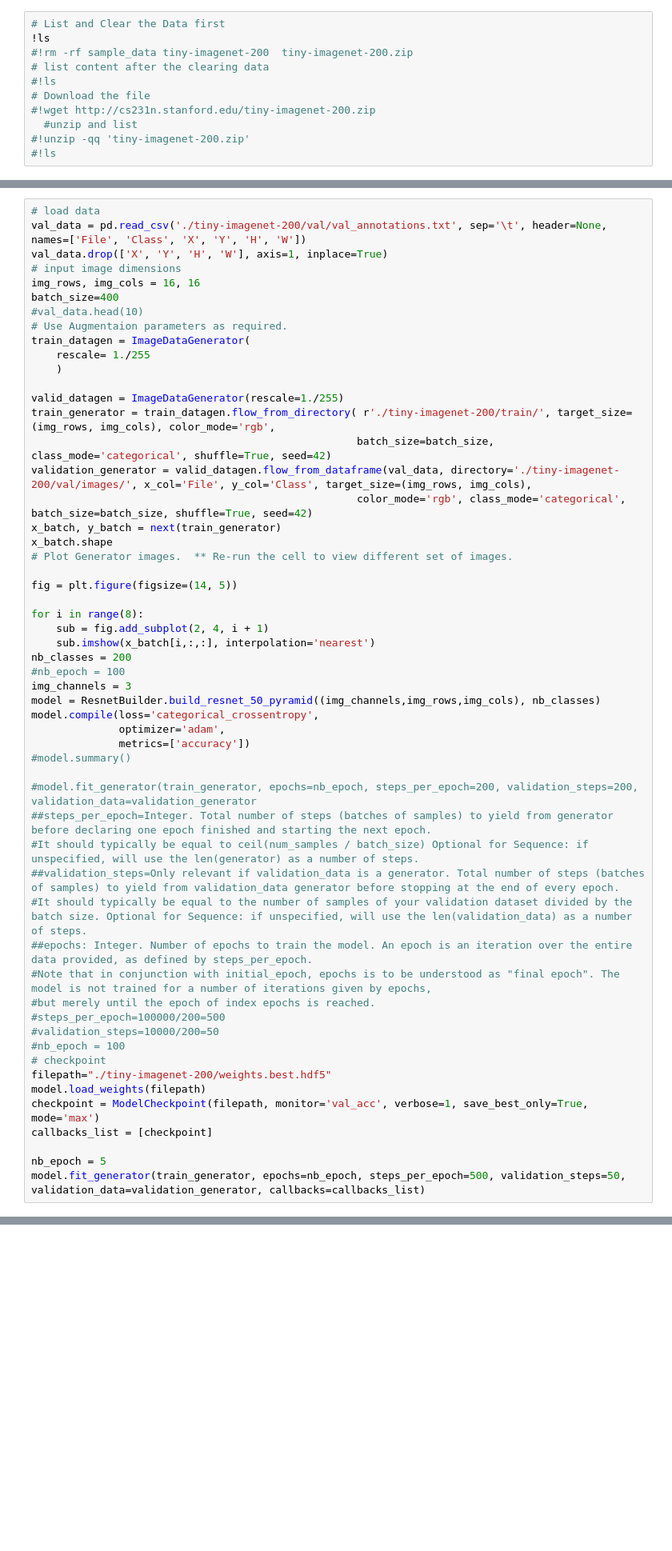
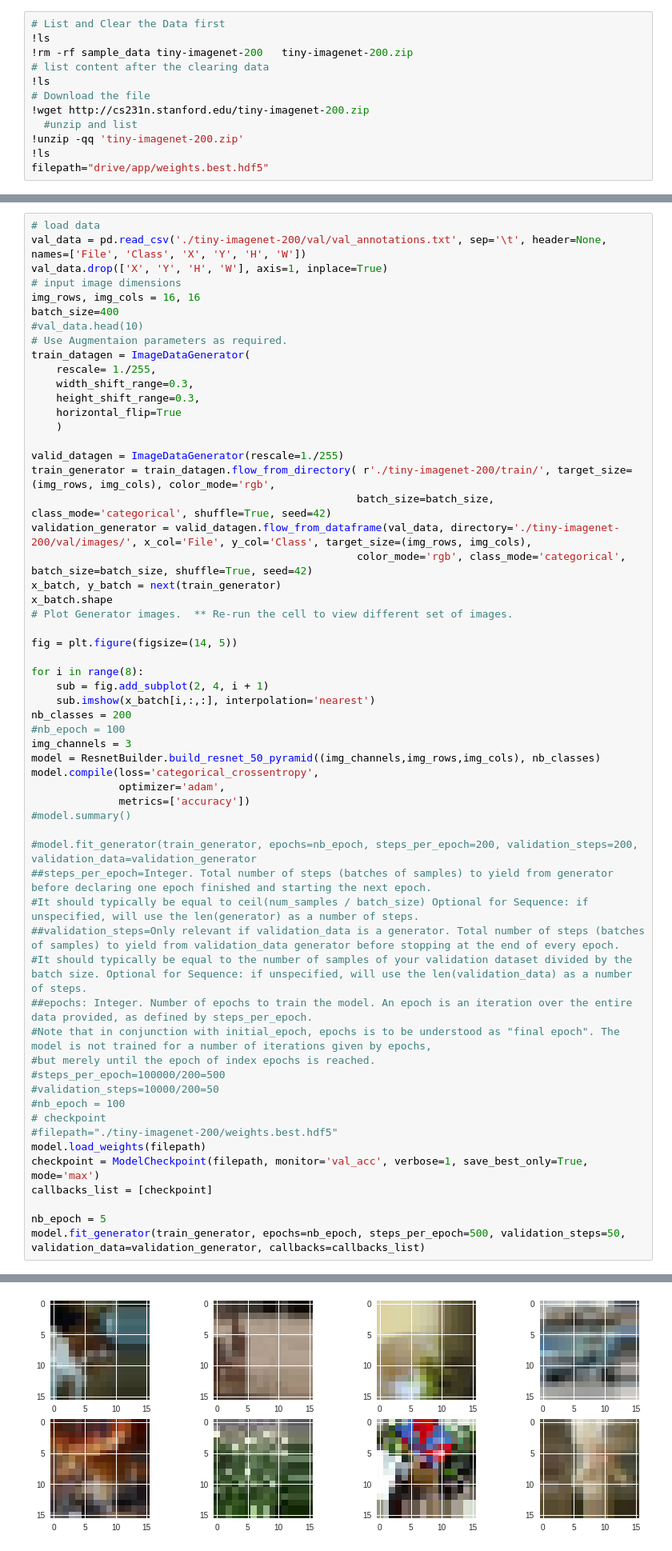
Before and after one commit to colabnlp/techpvk, a Jupyter notebook: resent50_custom_3In1_meetpvk_working_23_03_of_Vkt_TinyImageNet_StarterNotebook.ipynb, the cells around one changed output, grey strips where cells are left out. Shown at 80% size. Drawn from its saved outputs; the diff is of its cells as text; blank space fills up the shorter version.

```diff
--- a/resent50_custom_3In1_meetpvk_working_23_03_of_Vkt_TinyImageNet_StarterNotebook.ipynb
+++ b/resent50_custom_3In1_meetpvk_working_23_03_of_Vkt_TinyImageNet_StarterNotebook.ipynb
@@ -3,12 +3,13 @@
 # %%
 # List and Clear the Data first
 !ls
-#!rm -rf sample_data tiny-imagenet-200	tiny-imagenet-200.zip
+!rm -rf sample_data tiny-imagenet-200	tiny-imagenet-200.zip
 # list content after the clearing data
-#!ls
+!ls
 # Download the file
-#!wget http://cs231n.stanford.edu/tiny-imagenet-200.zip
+!wget http://cs231n.stanford.edu/tiny-imagenet-200.zip
   #unzip and list
-#!unzip -qq 'tiny-imagenet-200.zip'
-#!ls
+!unzip -qq 'tiny-imagenet-200.zip'
+!ls
+filepath="drive/app/weights.best.hdf5"
 # %% [output]
@@ -392,7 +459,10 @@ batch_size=400
 #val_data.head(10)
 # Use Augmentaion parameters as required.
 train_datagen = ImageDataGenerator(
-    rescale= 1./255
+    rescale= 1./255,
+    width_shift_range=0.3,
+    height_shift_range=0.3,
+    horizontal_flip=True
     )
 
 valid_datagen = ImageDataGenerator(rescale=1./255)
@@ -430,10 +500,11 @@ model.compile(loss='categorical_crossentropy',
 #validation_steps=10000/200=50
 #nb_epoch = 100
 # checkpoint
-filepath="./tiny-imagenet-200/weights.best.hdf5"
+#filepath="./tiny-imagenet-200/weights.best.hdf5"
 model.load_weights(filepath)
 checkpoint = ModelCheckpoint(filepath, monitor='val_acc', verbose=1, save_best_only=True, mode='max')
 callbacks_list = [checkpoint]
 
 nb_epoch = 5
 model.fit_generator(train_generator, epochs=nb_epoch, steps_per_epoch=500, validation_steps=50, validation_data=validation_generator, callbacks=callbacks_list)
+# %% [output]
@@ -440,3 +529,4 @@ model.fit_generator(train_generator, epochs=nb_epoch, steps_per_epoch=500, valid
+[figure, added]
 # %%
 # load data
 val_data = pd.read_csv('./tiny-imagenet-200/val/val_annotations.txt', sep='\t', header=None, names=['File', 'Class', 'X', 'Y', 'H', 'W'])
```
Also changed, not shown: parts of 12 cells of this notebook.
